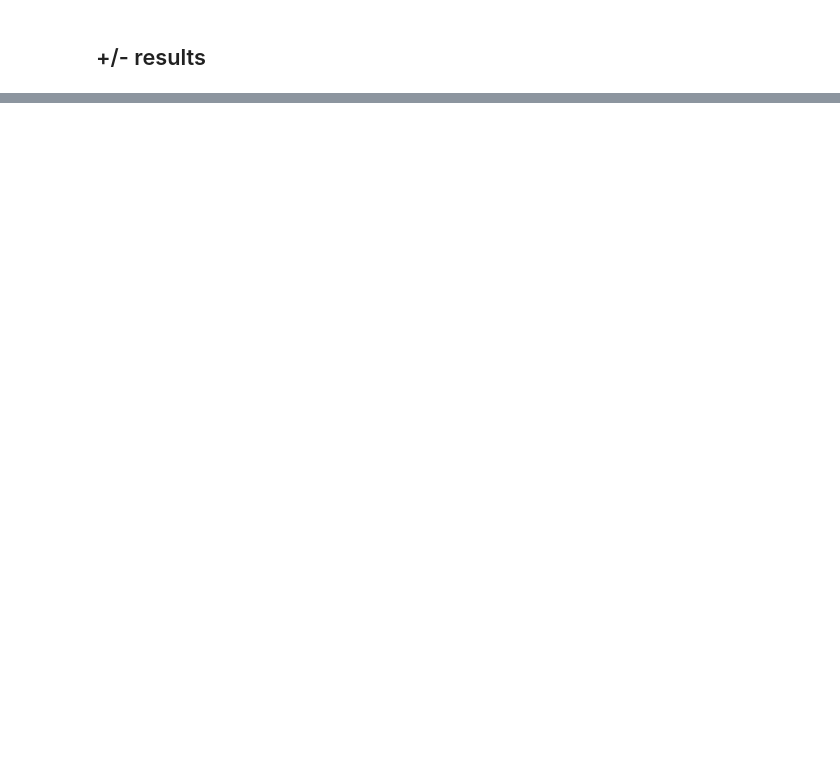
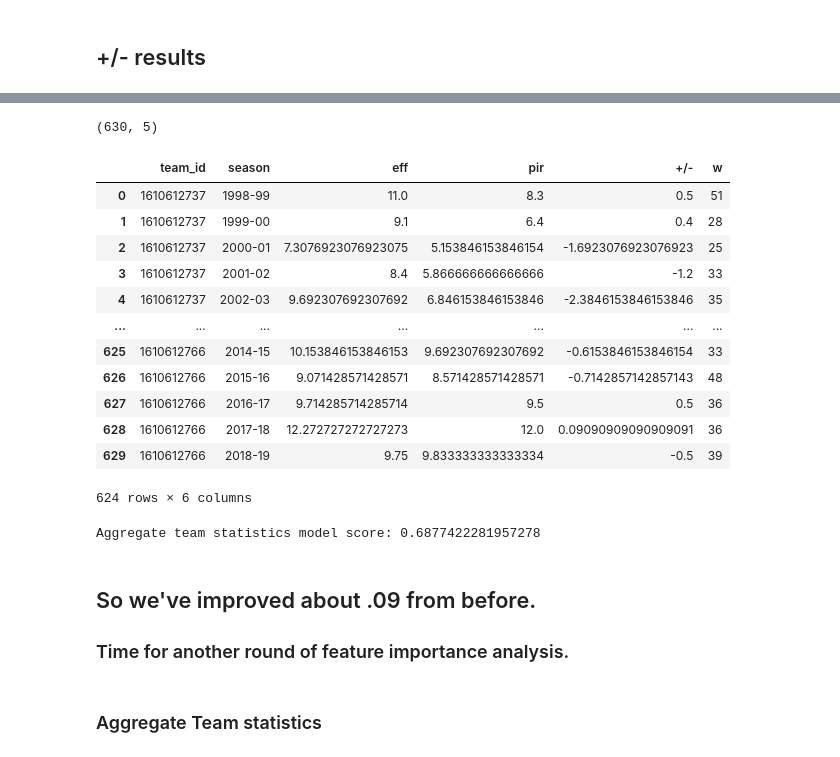
Before and after one commit to jangelchik/basketball_efficiency, a Jupyter notebook: data_and_plots.ipynb, the cells around one changed output, grey strips where cells are left out. Cells and saved outputs as stored; diff of their text form; code cells hidden in the pictures; blank space fills up the shorter version.

```diff
--- a/data_and_plots.ipynb
+++ b/data_and_plots.ipynb
@@ -797,0 +1035,59 @@ score_n_features('+/-')
+# %%
+df_X_team = gen_team_X(teams,seasons,['eff','pir','+/-'])
+# %%
+df_X_team.shape
+# %% [output]
+(630, 5)
+# %%
+# store wins and playoff ranks pertinent to each season by team as targets.
+
+def get_team_y(df_X,df_y,y_col):
+
+    """
+    PARAMETERS:
+
+    df_X: Pandas DataFrame containing feature values
+    df_y: Pandas DataFrame containing target values
+    y_col: list of column names of desired target values
+
+    RETURNS:
+    DataFrame with both features and target values to be used for model fitting.
+
+    """
+
+    for y in y_col:
+
+        arr_y = []
+        for t,s in zip(df_X['team_id'],df_X['season']):
+            if s not in df_y.loc[df_y['team_id']==int(t)]['season'].to_numpy():
+                y_ = None
+                arr_y.append(y_)
+
+            else:
+                y_ = df_y.loc[(df_y['team_id']==int(t)) & (df_y['season'] == s)][y].to_numpy()[0]
+                arr_y.append(y_)
+
+        arr_y = np.array(arr_y)
+
+        df_X[y] = arr_y
+
+    #get rid of rows with null values in target columns
+    df_X.dropna(inplace = True)
+
+    return df_X
+# %%
+get_team_y(df_X_team,df_team,['w'])
+# %% [output]
+|  | team_id | season | eff | pir | +/- | w |
+| 0 | 1610612737 | 1998-99 | 11.0 | 8.3 | 0.5 | 51 |
+| 1 | 1610612737 | 1999-00 | 9.1 | 6.4 | 0.4 | 28 |
+| 2 | 1610612737 | 2000-01 | 7.3076923076923075 | 5.153846153846154 | -1.6923076923076923 | 25 |
+| 3 | 1610612737 | 2001-02 | 8.4 | 5.866666666666666 | -1.2 | 33 |
+| 4 | 1610612737 | 2002-03 | 9.692307692307692 | 6.846153846153846 | -2.3846153846153846 | 35 |
+| ... | ... | ... | ... | ... | ... | ... |
+| 625 | 1610612766 | 2014-15 | 10.153846153846153 | 9.692307692307692 | -0.6153846153846154 | 33 |
+| 626 | 1610612766 | 2015-16 | 9.071428571428571 | 8.571428571428571 | -0.7142857142857143 | 48 |
+| 627 | 1610612766 | 2016-17 | 9.714285714285714 | 9.5 | 0.5 | 36 |
+| 628 | 1610612766 | 2017-18 | 12.272727272727273 | 12.0 | 0.09090909090909091 | 36 |
+| 629 | 1610612766 | 2018-19 | 9.75 | 9.833333333333334 | -0.5 | 39 |
+624 rows × 6 columns
@@ -797,0 +1121,10 @@ score_n_features('+/-')
+# %%
+score_team()
+# %% [output]
+Aggregate team statistics model score: 0.6877422281957278
+# %% [markdown]
+## So we've improved about .09 from before.
+
+### Time for another round of feature importance analysis.
+# %% [markdown]
+### Aggregate Team statistics
```
Also changed, not shown: parts of 52 cells of this notebook, 1 other file.
